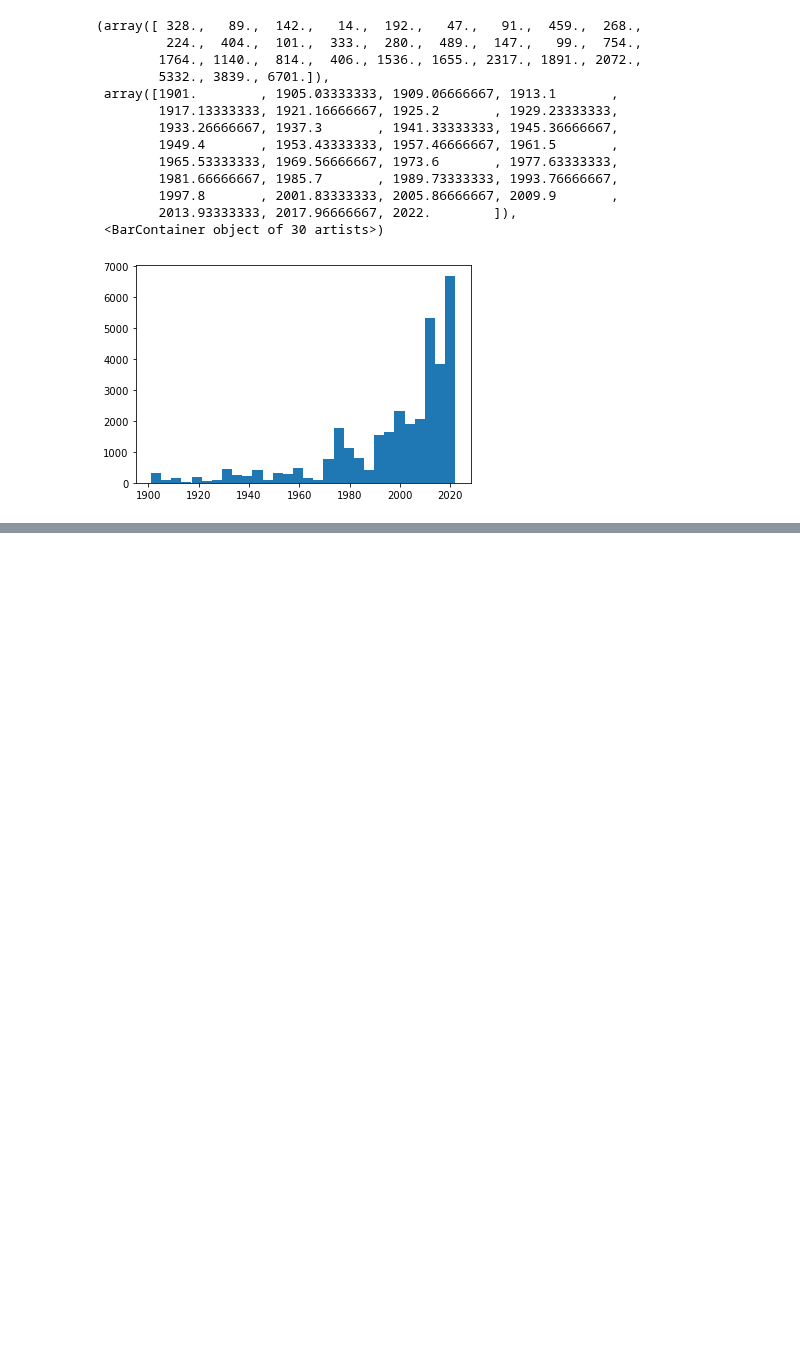
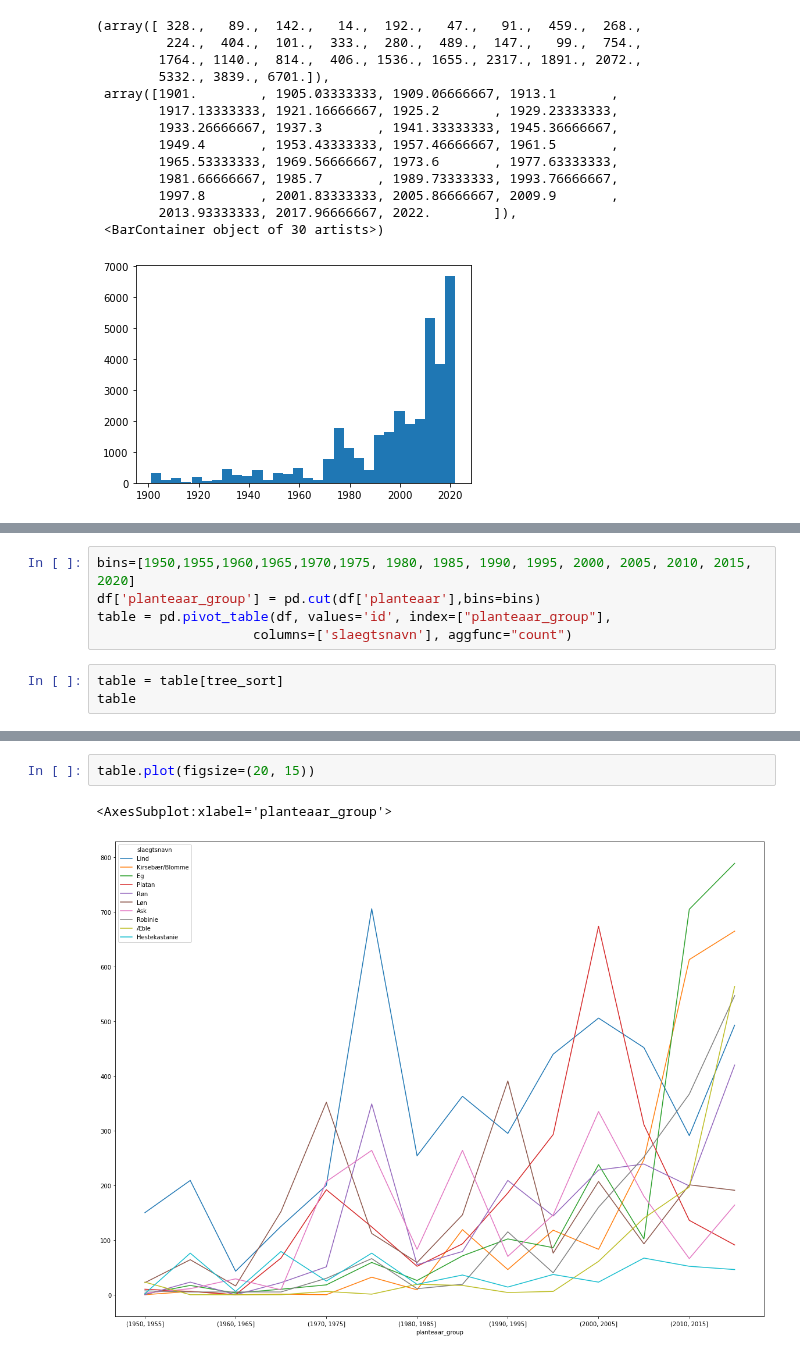
Before and after one commit to Ljoerring/Social-Data-Project, a Jupyter notebook: Gode_plots.ipynb, the cells around one changed output, grey strips where cells are left out. Cells and saved outputs as stored; diff of their text form; blank space fills up the shorter version.

```diff
--- a/Gode_plots.ipynb
+++ b/Gode_plots.ipynb
@@ -38,0 +98,8 @@ plt.hist(df["planteaar"], bins = 30)
+# %%
+bins=[1950,1955,1960,1965,1970,1975, 1980, 1985, 1990, 1995, 2000, 2005, 2010, 2015, 2020]
+df['planteaar_group'] = pd.cut(df['planteaar'],bins=bins)
+table = pd.pivot_table(df, values='id', index=["planteaar_group"],
+                    columns=['slaegtsnavn'], aggfunc="count")
+# %%
+table = table[tree_sort]
+table
@@ -38,0 +123,5 @@ plt.hist(df["planteaar"], bins = 30)
+# %%
+table.plot(figsize=(20, 15))
+# %% [output]
+<AxesSubplot:xlabel='planteaar_group'>
+[figure, added]
```
Also changed, not shown: parts of 15 cells of this notebook, 1 other file.
